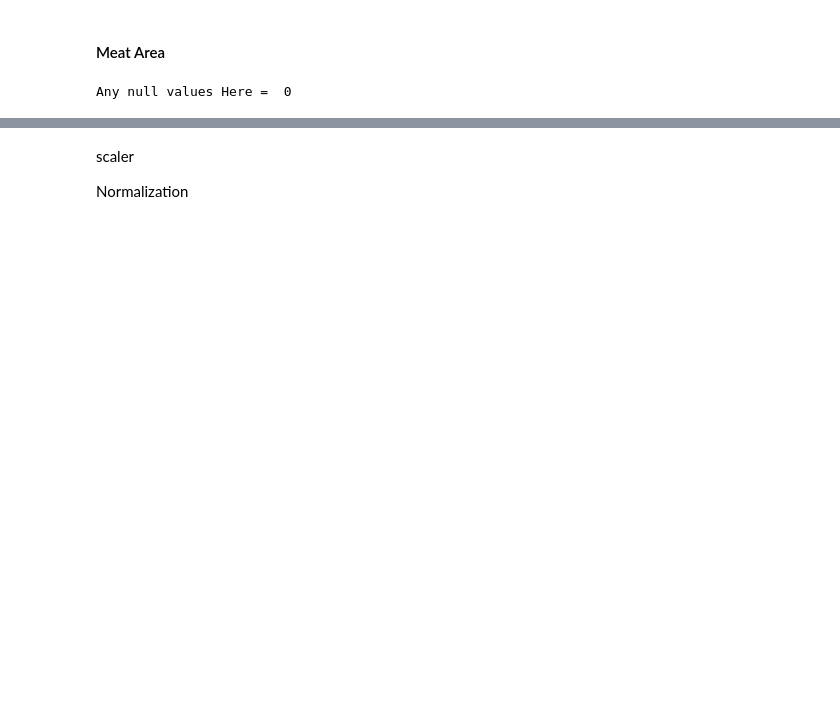
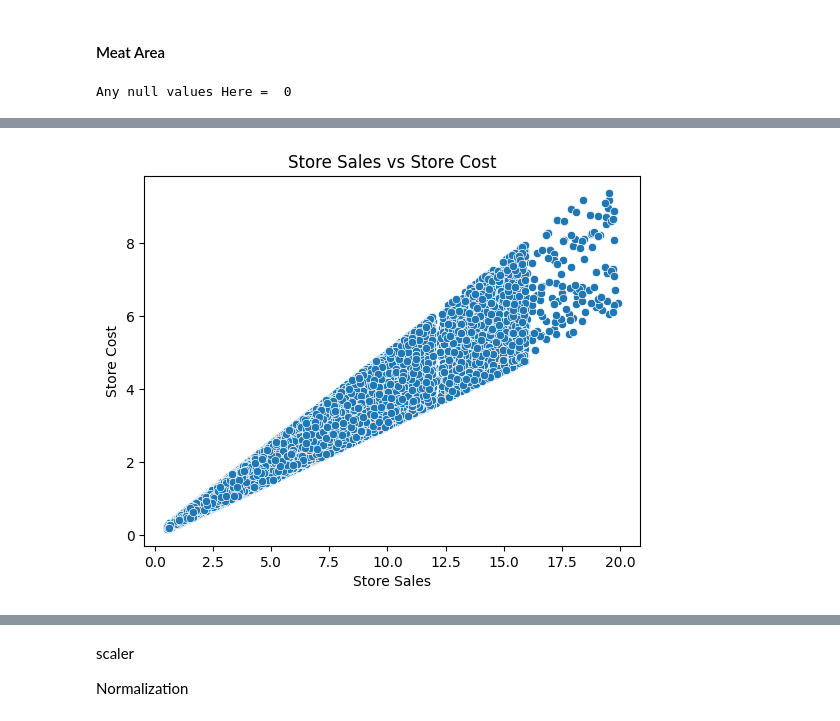
Before and after one commit to MohamedAziz15/ReggressorCost-Competition, a Jupyter notebook: Cost_Regressor_.ipynb, the cells around one changed output, grey strips where cells are left out. Drawn from its saved outputs; the diff is of its cells as text; code cells hidden in the pictures; blank space fills up the shorter version.

```diff
--- a/Cost_Regressor_.ipynb
+++ b/Cost_Regressor_.ipynb
@@ -549,14 +647,21 @@ df['Store Area'].isnull().sum()
 # def fillStoreArea():
 for i in range(df.shape[0]):
     item = df.loc[i,'Store Area']
-    if type(item) == float :
+    print(type(item))
+    print(item)
+    print('+++++++++++++++++++++++++++++++++++++++++++')
+    # if type(item) == float :
+    if item == 0:
+      a = float(df['Grocery Area'][i])
+      b = float(df['Frozen Area'][i])
+      c = float(df['Meat Area'][i])
       # check if GroceryArea	+ FrozenArea + MeatArea Are nulls
-       if df["Grocery Area"][i] != 0  and  df["Frozen Area"][i] != 0 and  df["Meat Area"][i] != 0 :
+      if df["Grocery Area"][i] != np.float64(0)  and  df["Frozen Area"][i] != np.float64(0) and  df["Meat Area"][i] != np.float64(0) :
           #Store Area = GroceryArea	+ FrozenArea + MeatArea
           df.loc[i,'Store Area']  = float(df["Grocery Area"][i]) + float(df["Frozen Area"][i]) + float(df["Meat Area"][i])
           print('Store Area'  ,df.loc[i,'Store Area'] ,' Grocery Area',df["Grocery Area"][i],' Frozen Area' ,df["Frozen Area"][i],' Meat Area'   ,df["Meat Area"][i])
 
-    print ("Any null values Here ? ",df['Store Area'].isnull().sum())
+      print ("Any null values Here ? ",df['Store Area'].isnull().sum())
 
 # fillStoreArea()
 # %% [output]
@@ -788,6 +860,4 @@ Cost                               24
 dtype: int64
-# %%
-df=df.dropna()
 # %%
 df.shape
 # %% [output]
@@ -794,0 +865,10 @@ df.shape
+# %%
+# Scatter plot using Seaborn
+sns.scatterplot(x='Store Sales', y='Store Cost', data=df)
+# plt.figure(figsize=(10, 6))
+plt.xlabel('Store Sales')
+plt.ylabel('Store Cost')
+plt.title('Store Sales vs Store Cost')
+plt.show()
+# %% [output]
+[figure, added]
```
Also changed, not shown: parts of 175 cells of this notebook.
